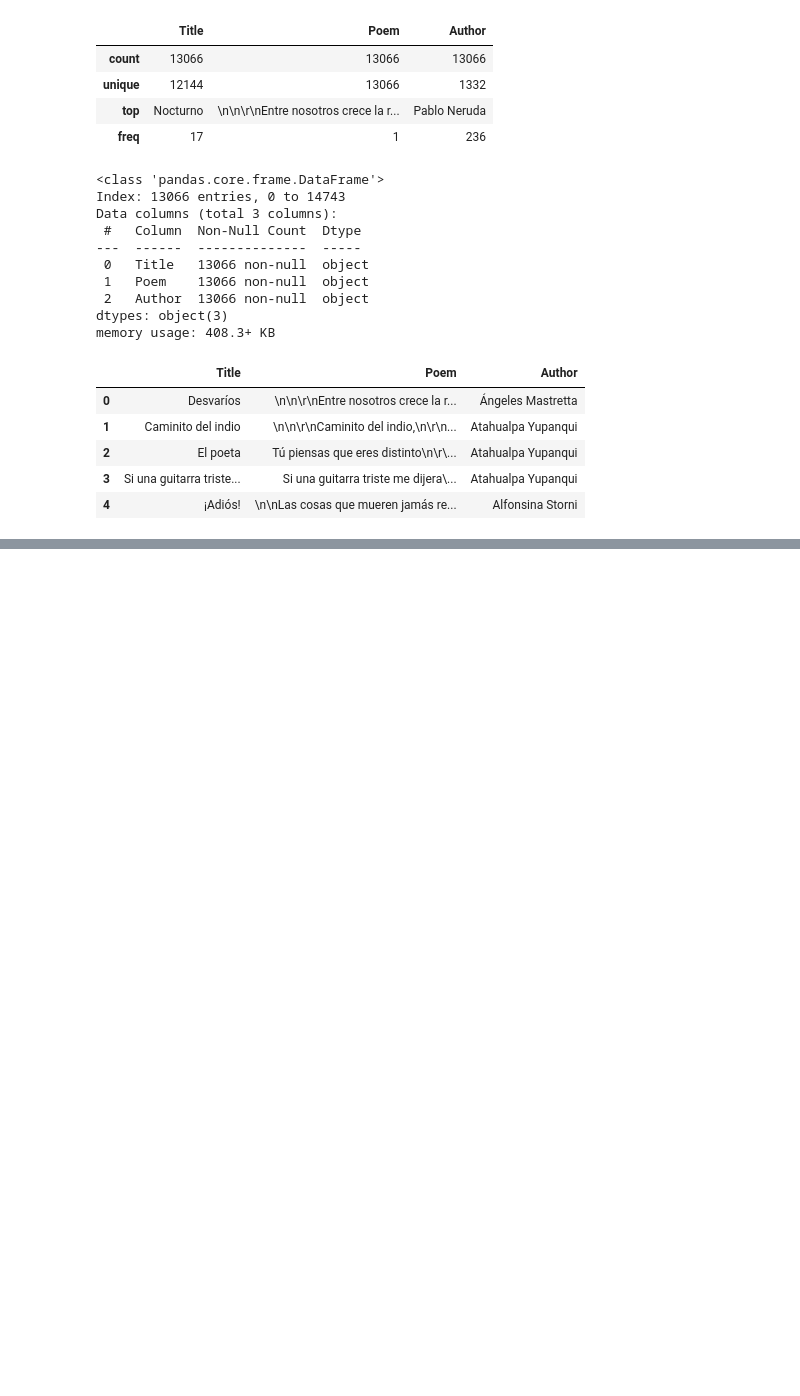
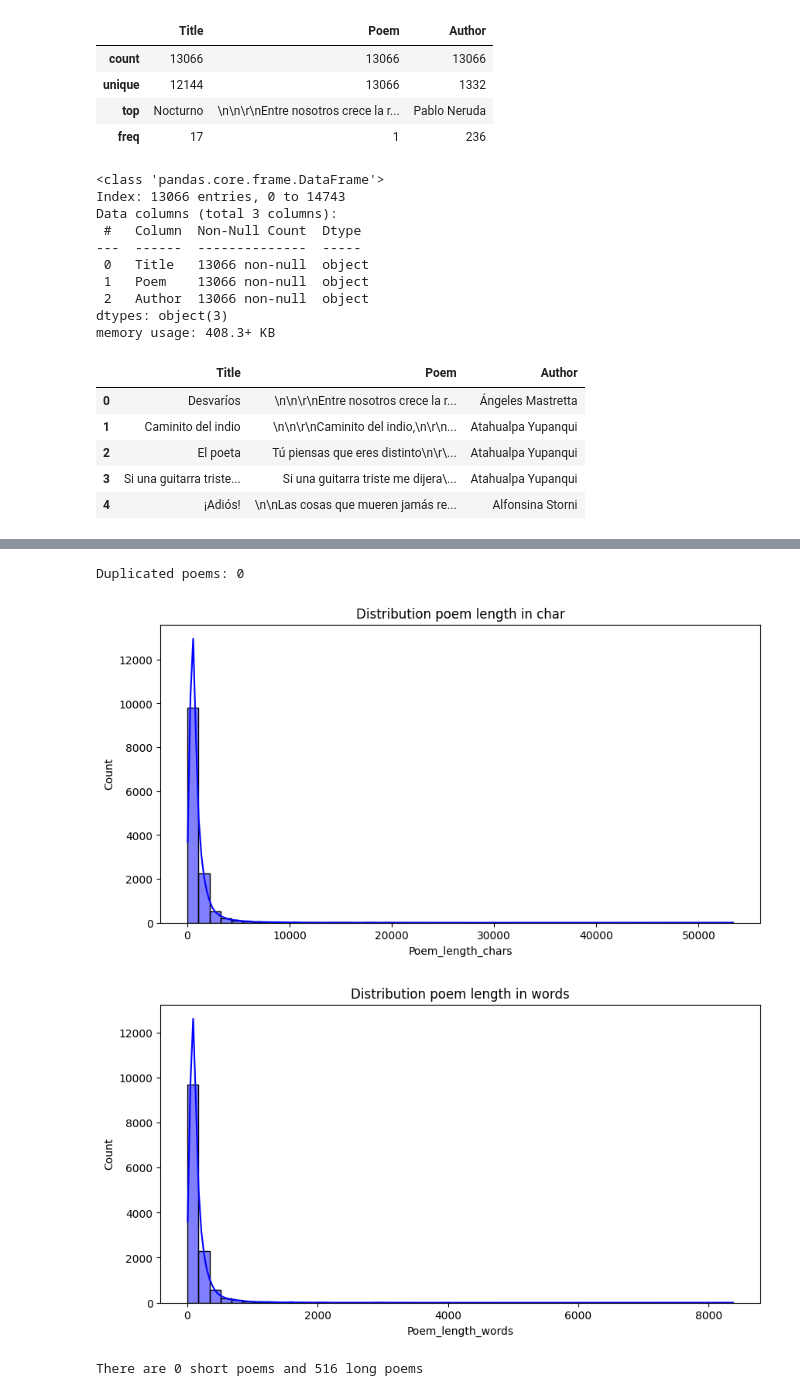
Before and after one commit to jgarnicaa/GenAI_Poetry, a Jupyter notebook: src/EDA/EDA_ES.ipynb, the cells around one changed output, grey strips where cells are left out. Cells and saved outputs as stored; diff of their text form; code cells hidden in the pictures; blank space fills up the shorter version.

```diff
--- a/src/EDA/EDA_ES.ipynb
+++ b/src/EDA/EDA_ES.ipynb
@@ -93,0 +123,31 @@ We saw there are ~13k poems with its title and author. Now we're going to see so
+# %%
+## We see if there are duplicated poems
+
+print(f"Duplicated poems: {df['Poem'].duplicated().sum()}")
+# %% [output]
+Duplicated poems: 0
+# %%
+## We're going to look for too short or too long poems
+df['Poem_length_chars']=df["Poem"].apply(len) ## Calculate poem length in chars
+df['Poem_length_words']=df["Poem"].apply(lambda x: len(x.split())) ## Calculate poem length in words
+# %%
+## Graph length of each poem
+
+plt.figure(figsize=(10,5))
+sns.histplot(df['Poem_length_chars'],bins=50,kde=True,color='blue')
+plt.title('Distribution poem length in char')
+plt.show()
+
+plt.figure(figsize=(10,5))
+sns.histplot(df["Poem_length_words"], bins=50, kde=True, color='blue')
+plt.title('Distribution poem length in words')
+plt.show()
+# %% [output]
+[figure, added]
+[figure, added]
+# %%
+short_poems=df[df["Poem_length_words"]<5]
+long_poems=df[df["Poem_length_words"]>501]
+print(f"There are {len(short_poems)} short poems and {len(long_poems)} long poems")
+# %% [output]
+There are 0 short poems and 516 long poems
```
Also changed, not shown: parts of 10 cells of this notebook, 1 other file.
